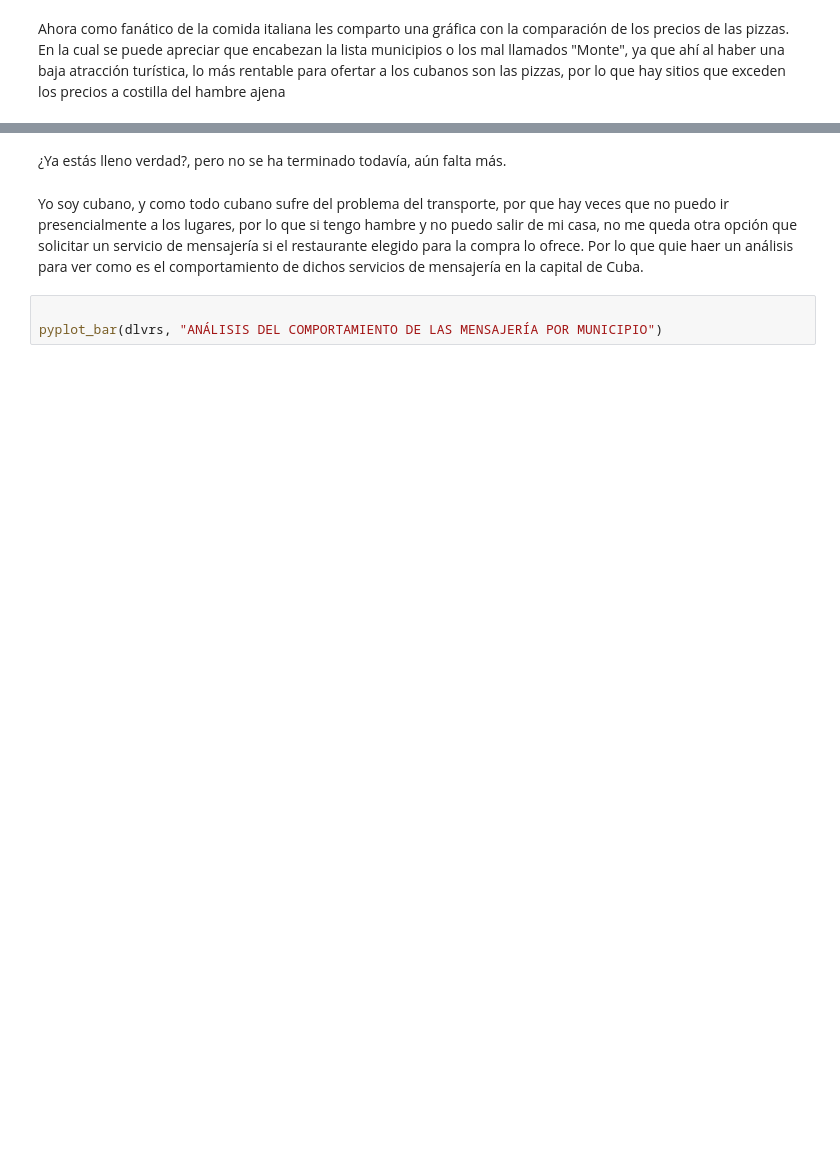
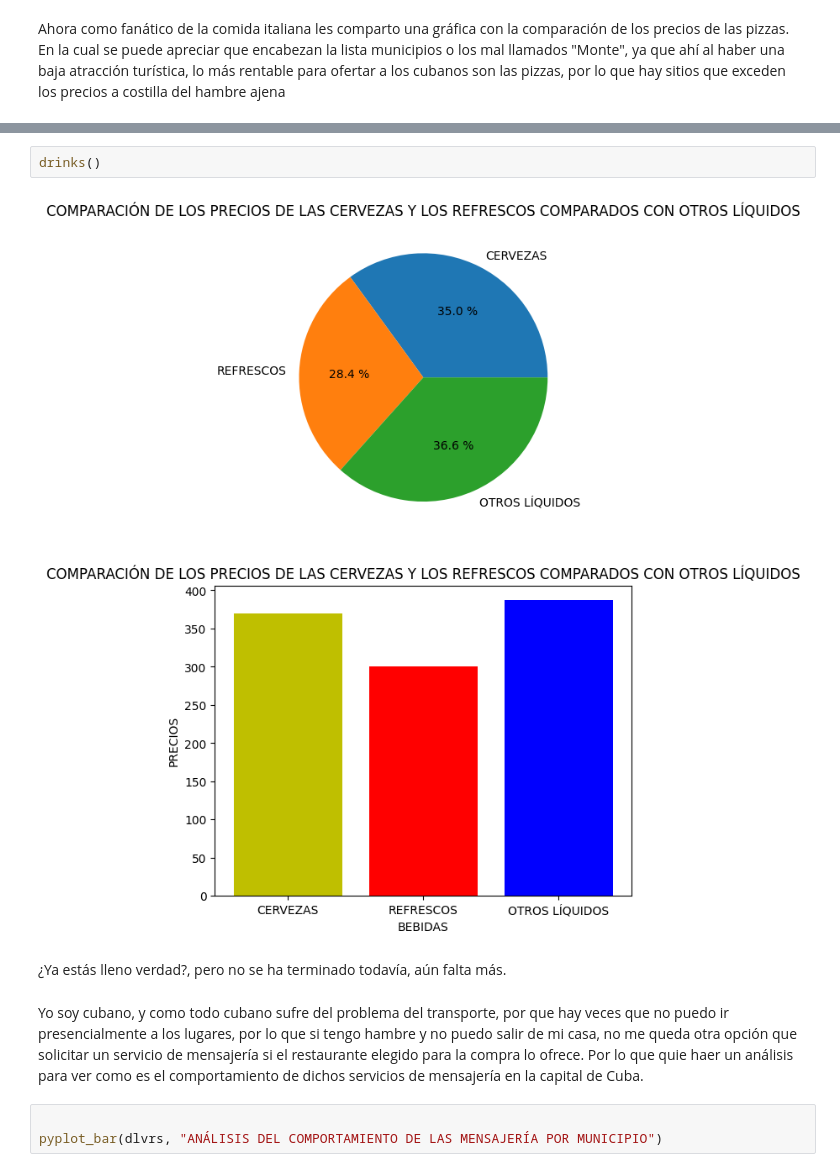
Before and after one commit to Datadrummer-jr/Food-Data, a Jupyter notebook: Project Code/restaurant project.ipynb, the cells around one changed output, grey strips where cells are left out. Saved outputs shown, nothing was run; the diff lists cells and outputs as text; blank space fills up the shorter version.

```diff
--- a/Project Code/restaurant project.ipynb
+++ b/Project Code/restaurant project.ipynb
@@ -110,3 +114,8 @@ pyplot_bar(dk, "COMPARACIÓN DE LOS PRECIOS DE LOS BEBIDAS POR MUNICIPIO")
+# %%
+drinks()
+# %% [output]
+[figure, added]
+[figure, added]
 # %% [markdown]
  ¿Ya estás lleno verdad?, pero no se ha terminado todavía, aún falta más.
 # %% [markdown]
```
Also changed, not shown: parts of 15 cells of this notebook, 2 other files.
